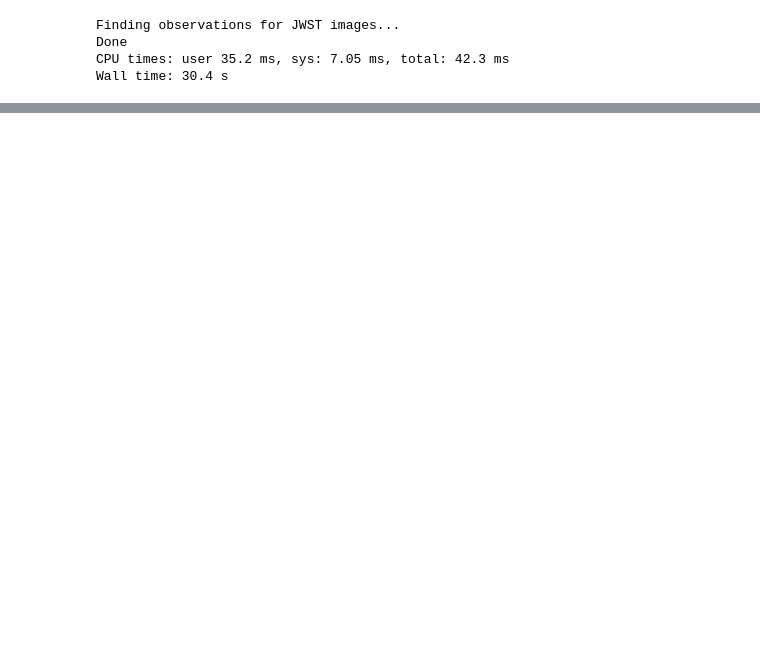
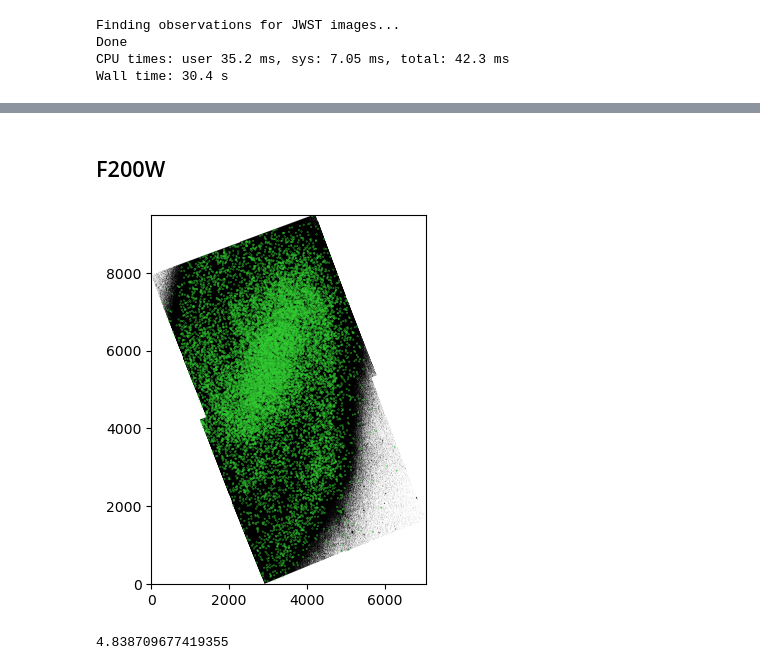
Before and after one commit to devkhullar/querx, a Jupyter notebook: M66_jwst.ipynb, the cells around one changed output, grey strips where cells are left out. Drawn from its saved outputs; the diff is of its cells as text; code cells hidden in the pictures; blank space fills up the shorter version.

```diff
--- a/M66_jwst.ipynb
+++ b/M66_jwst.ipynb
@@ -88,0 +105,5 @@ Since the above code is downloading additional files that are not required, I am
+# %%
+f200w = jwstdir+"hlsp_phangs-jwst_jwst_nircam_ngc3627_f200w_v1p1_img.fits"
+f300m = jwstdir+"hlsp_phangs-jwst_jwst_nircam_ngc3627_f300m_v1p1_img.fits"
+f335m = jwstdir+"hlsp_phangs-jwst_jwst_nircam_ngc3627_f335m_v1p1_img.fits"
+f360m = jwstdir+"hlsp_phangs-jwst_jwst_nircam_ngc3627_f360m_v1p1_img.fits"
@@ -88,0 +129,21 @@ Since the above code is downloading additional files that are not required, I am
+# %% [markdown]
+## F200W
+# %%
+fwhm = 0.4
+conversion = 0.031 # arcsec/pix for short wavelength filters for JWST NIRCAM
+data = fits.getdata(f200w)
+
+mean, median, std = sigma_clipped_stats(data, sigma=5)
+
+daofind = DAOStarFinder(fwhm=fwhm/conversion, threshold=5*std)
+objects = daofind(data)
+positions = np.transpose((objects["xcentroid"],
+                          objects["ycentroid"]))
+apertures = CircularAperture(positions, r=5)
+
+plt.imshow(data, cmap="gray_r", origin='lower',
+          vmin=0, vmax=0.3)
+apertures.plot(color='limegreen', lw=1)
+plt.show()
+# %% [output]
+[figure, added]
@@ -88,0 +152,4 @@ Since the above code is downloading additional files that are not required, I am
+# %%
+0.15 / conversion
+# %% [output]
+4.838709677419355
```
Also changed, not shown: parts of 13 cells of this notebook.
